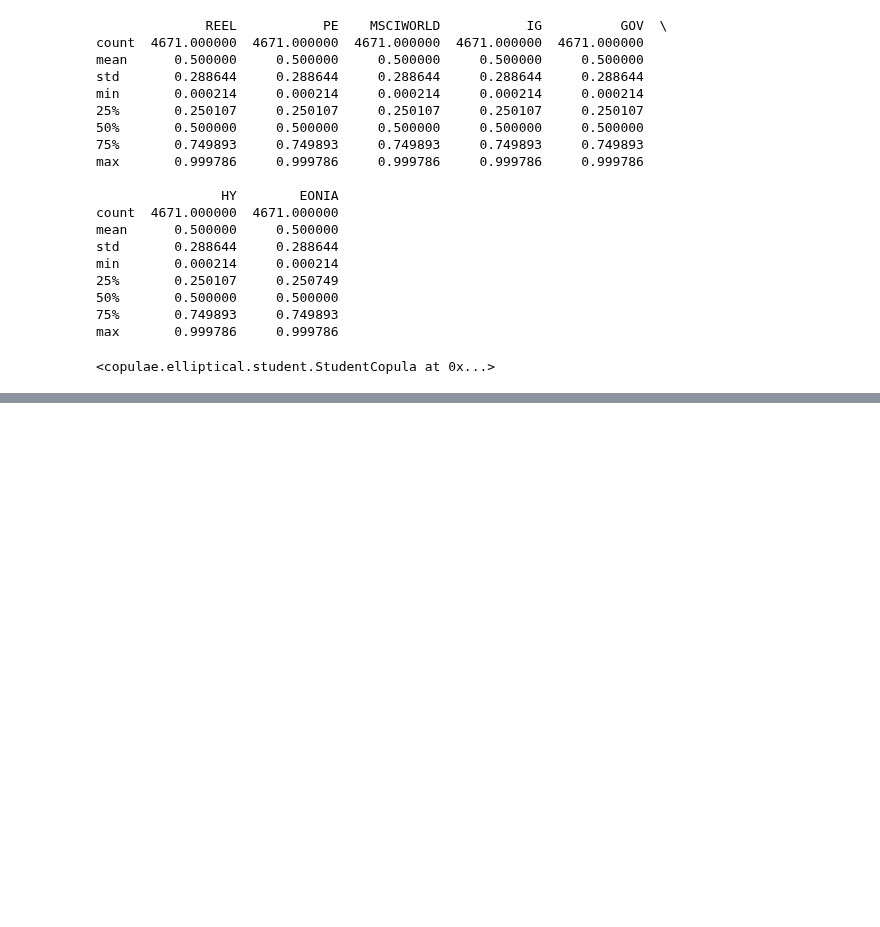
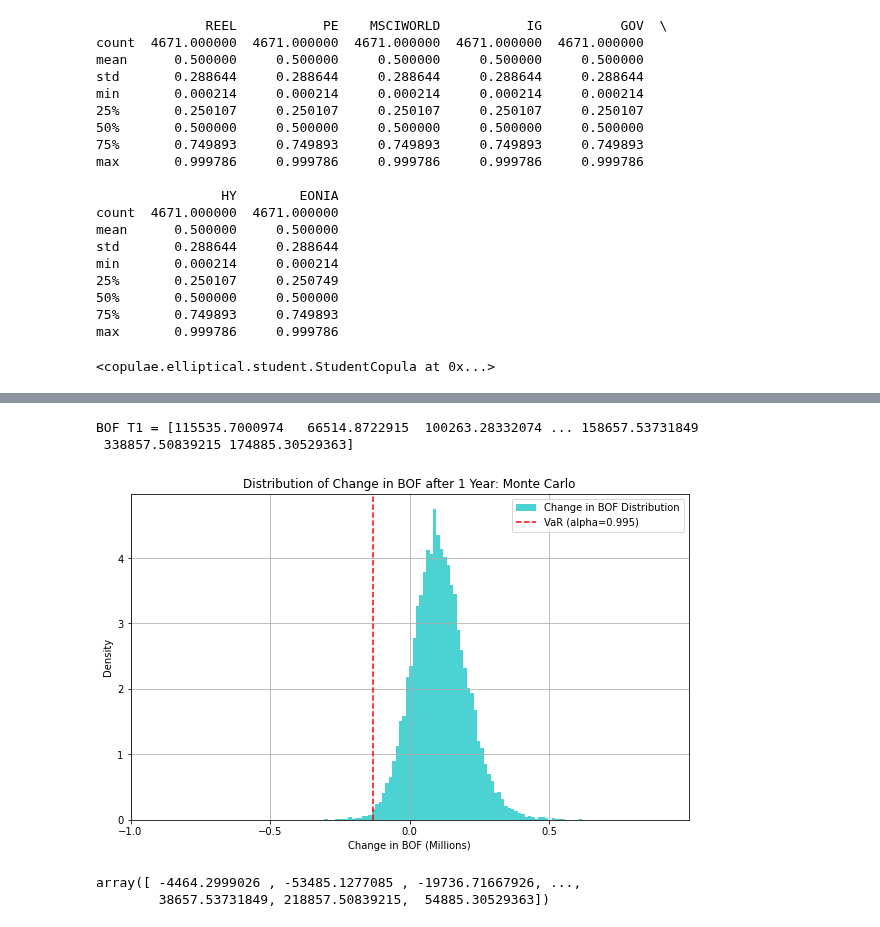
Before and after one commit to nickaskari/master-thesis, a Jupyter notebook: internal_models/MonteCarlo/MC_copula.ipynb, the cells around one changed output, grey strips where cells are left out. Cells and saved outputs as stored; diff of their text form; code cells hidden in the pictures; blank space fills up the shorter version.

Commit message:
montecarlo

```diff
--- a/internal_models/MonteCarlo/MC_copula.ipynb
+++ b/internal_models/MonteCarlo/MC_copula.ipynb
@@ -40,7 +36,7 @@ returns_df.shape
 ### Defining Parameters
 # %%
 assets_0 = int(os.getenv("INIT_ASSETS"))
-liabilities_0 = assets_0 * os.getenv("FRAC_LIABILITIES")
+liabilities_0 = assets_0 * float(os.getenv("FRAC_LIABILITIES"))
 n_simulations = int(os.getenv("N_SIMULATIONS"))
 n_days = int(os.getenv("N_DAYS"))
 
@@ -135,0 +180,42 @@ Annual Standard Deviation: 10.37%
+# %%
+def plot_BOF_distribution(simulated_cumulative_returns):
+    BOF_0 = assets_0 - liabilities_0
+
+    # Extract cumulative returns for EONIA (7th asset, index 6)
+    simulated_returns_eonia = simulated_returns[:, :, 6]  # Last day cumulative returns for EONIA
+    # Compute cumulative returns for EONIA over 252 trading days
+    cumulative_returns_eonia = np.prod(1 + simulated_returns_eonia, axis=1) - 1  # Shape: (num_simulations,)
+
+
+    assets_t1 = assets_0 * (1 + simulated_cumulative_returns)  # Assets after 1 year
+    liabilities_t1 = liabilities_0 * (1 + cumulative_returns_eonia)  # Liabilities after 1 year
+
+    bof_t1 = assets_t1 - liabilities_t1
+    print("BOF T1 =", bof_t1)
+    bof_change = bof_t1 - BOF_0
+
+    scr = np.percentile(bof_change, 100 * (1 - 0.995))
+
+    plt.figure(figsize=(10, 6))
+    plt.hist(bof_change / 1e6, bins=500, alpha=0.7, color='c', label='Change in BOF Distribution', density=True)
+    plt.axvline(np.percentile(bof_change, 0.5) / 1e6, color='r', linestyle='--', label='VaR (alpha=0.995)')
+    plt.title('Distribution of Change in BOF after 1 Year: Monte Carlo')
+    plt.xlabel('Change in BOF (Millions)')
+    plt.ylabel('Density')
+
+    plt.xlim(-1, 1)
+    plt.xticks(np.arange(-1, 1, 0.5))  # Increments of 0.5 within the range [-2, 2]
+
+    plt.legend()
+    plt.grid(True)
+    plt.show()
+
+    return bof_change
+
+plot_BOF_distribution(cumulative_returns)
+# %% [output]
+BOF T1 = [115535.7000974   66514.8722915  100263.28332074 ... 158657.53731849
+ 338857.50839215 174885.30529363]
+[figure, added]
+array([ -4464.2999026 , -53485.1277085 , -19736.71667926, ...,
+        38657.53731849, 218857.50839215,  54885.30529363])
```
Also changed, not shown: parts of 7 cells of this notebook, 1 other file.
